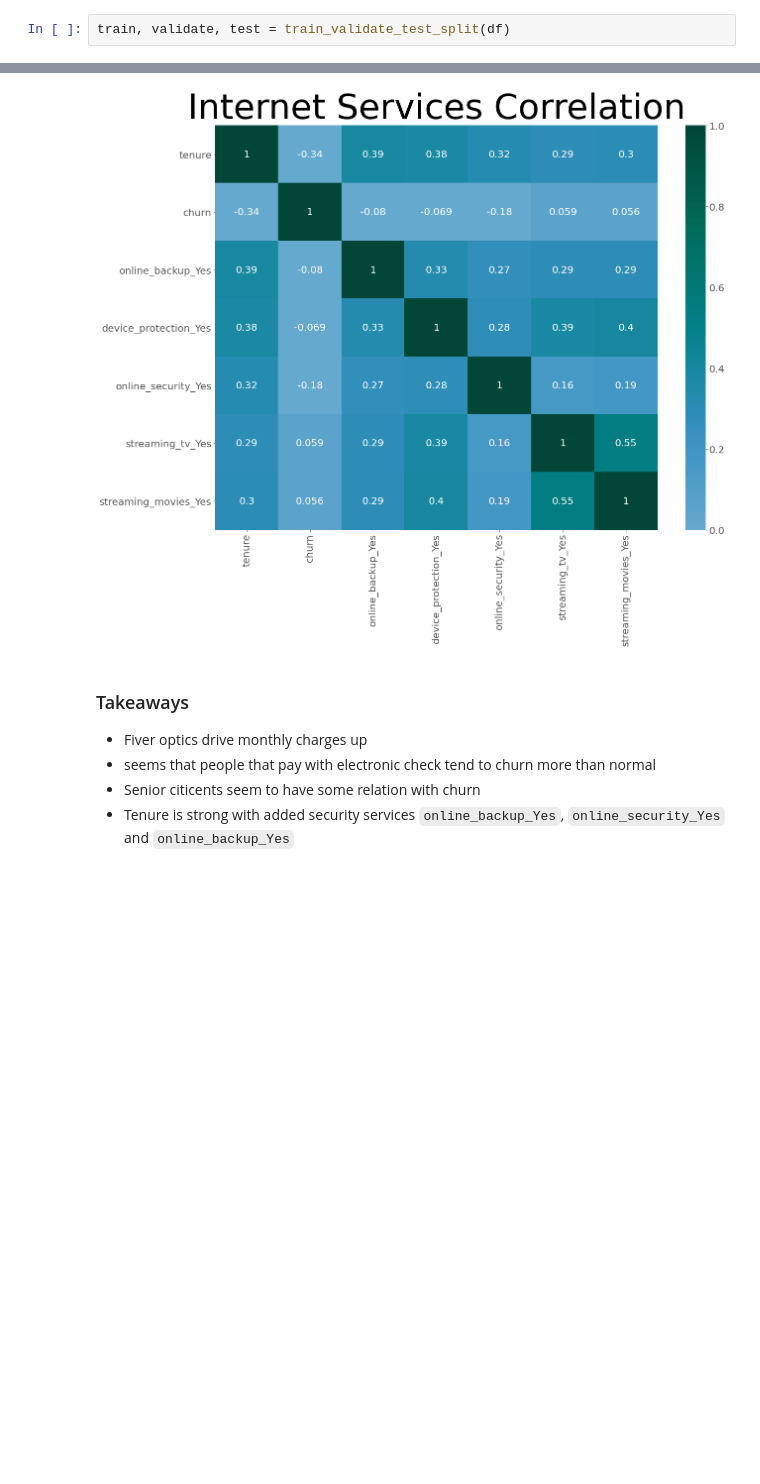
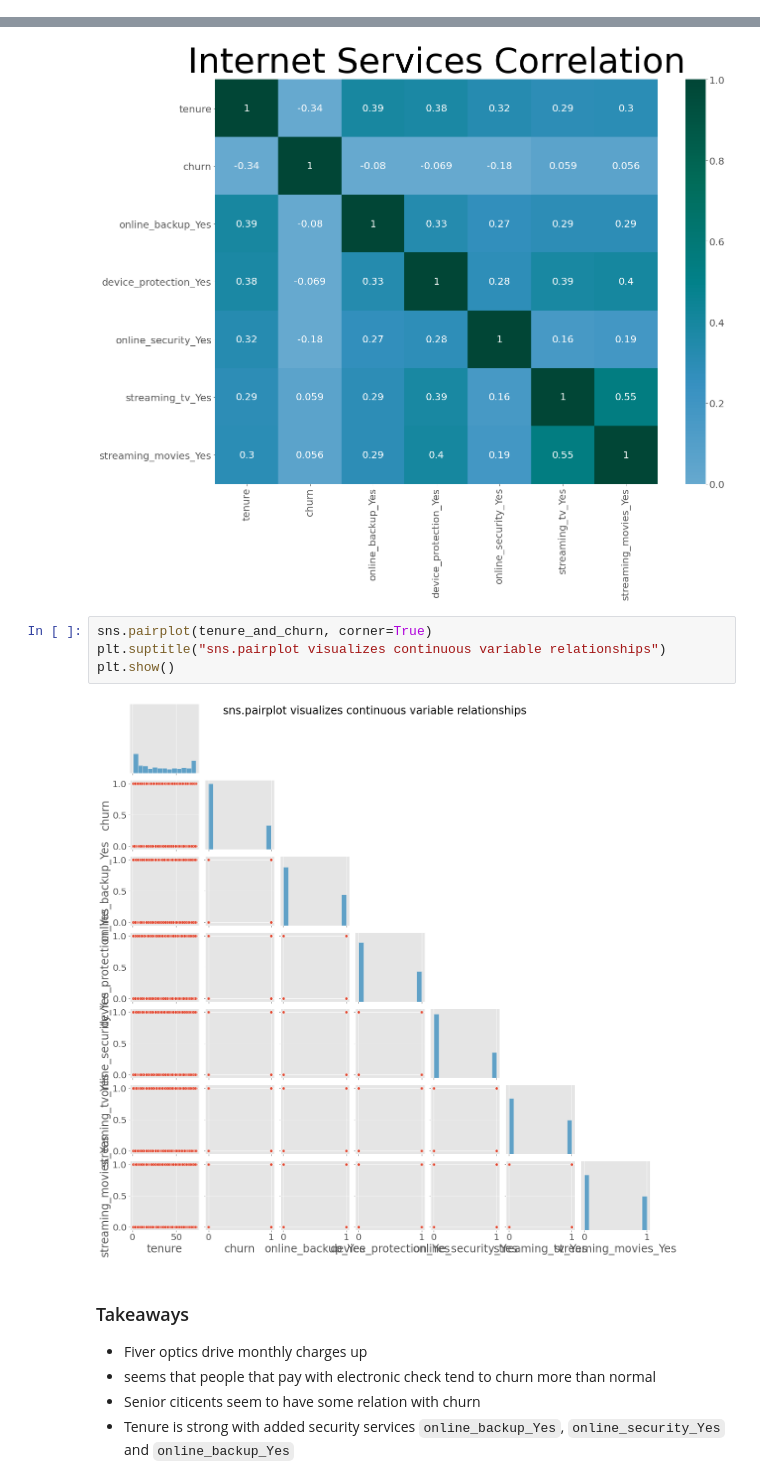
Before and after one commit to VelasquezAlejandro044/telco_classification_project, a Jupyter notebook: telco_churn_project.ipynb, the cells around one changed output, grey strips where cells are left out. Drawn from its saved outputs; the diff is of its cells as text; blank space fills up the shorter version.

```diff
--- a/telco_churn_project.ipynb
+++ b/telco_churn_project.ipynb
@@ -138,7 +138,5 @@ df.sample(10).T
 # %% [markdown]
 ## <center>Split the data sets<center>
-# %%
-train, validate, test = train_validate_test_split(df)
 # %%
 print(train.shape, validate.shape, test.shape)
 # %% [output]
@@ -260,6 +258,12 @@ plt.title('Internet Services Correlation', size=70)
 plt.show()
 # %% [output]
 [figure]
+# %%
+sns.pairplot(tenure_and_churn, corner=True)
+plt.suptitle("sns.pairplot visualizes continuous variable relationships")
+plt.show()
+# %% [output]
+[figure, added]
 # %% [markdown]
 ###  Takeaways
 
```
Also changed, not shown: parts of 22 cells of this notebook, 2 other files.
